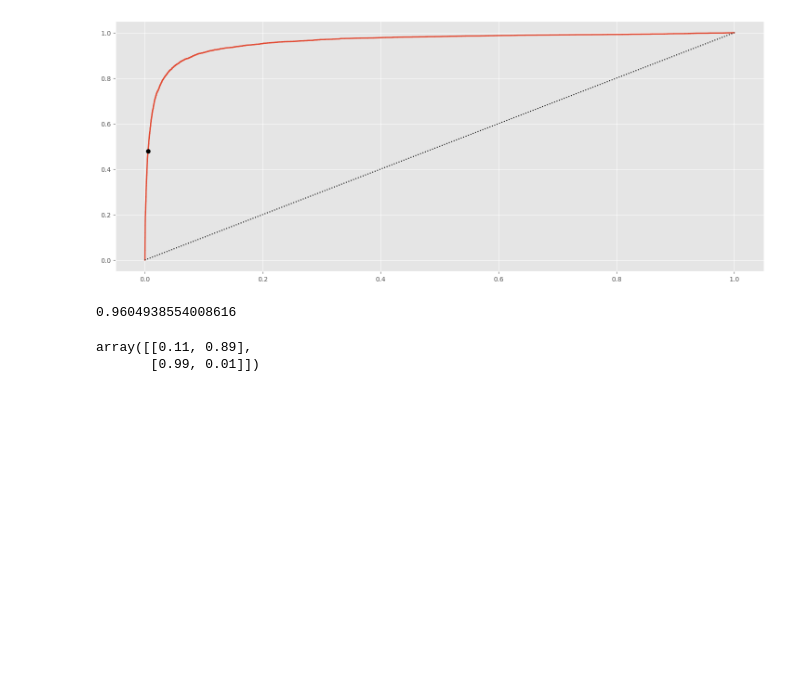
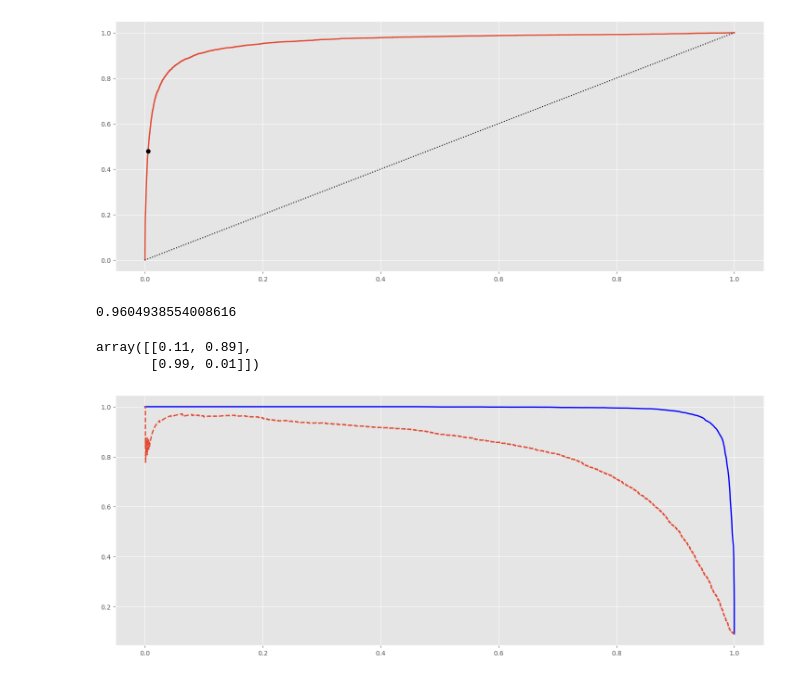
Before and after one commit to Brian342/JupyterLab, a Jupyter notebook: Classification.ipynb, the cells around one changed output. Saved outputs shown, nothing was run; the diff lists cells and outputs as text; code cells hidden in the pictures; blank space fills up the shorter version.

```diff
--- a/Classification.ipynb
+++ b/Classification.ipynb
@@ -252,4 +252,12 @@ array([[0.11, 0.89],
        [0.99, 0.01]])
 # %%
 y_scores_forest = y_probas_forest[:, 1]
-precision_forest, rec
+precision_forest, recalls_forest, threshold_forest = precision_recall_curve(y_train_5, y_scores_forest)
+# %%
+plt.figure(figsize=(18, 7))
+plt.plot(recalls_forest, precision_forest, 'b-', linewidth=2,
+        label="Random Forest")
+plt.plot(recalls, precisions, '--', linewidth=2, label="SGD")
+plt.show()
+# %% [output]
+[figure, added]
```
